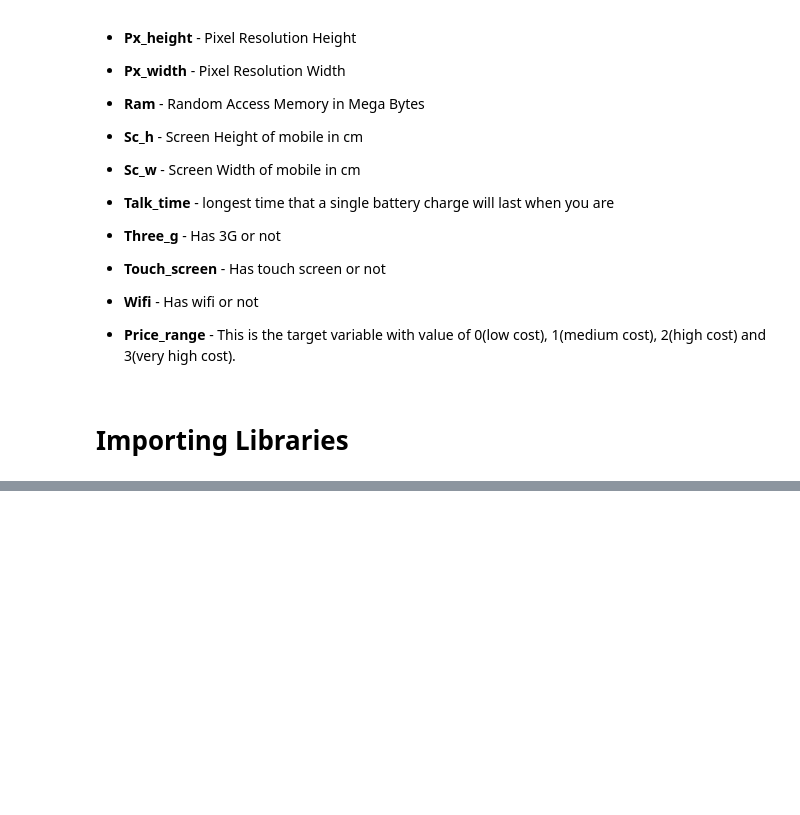
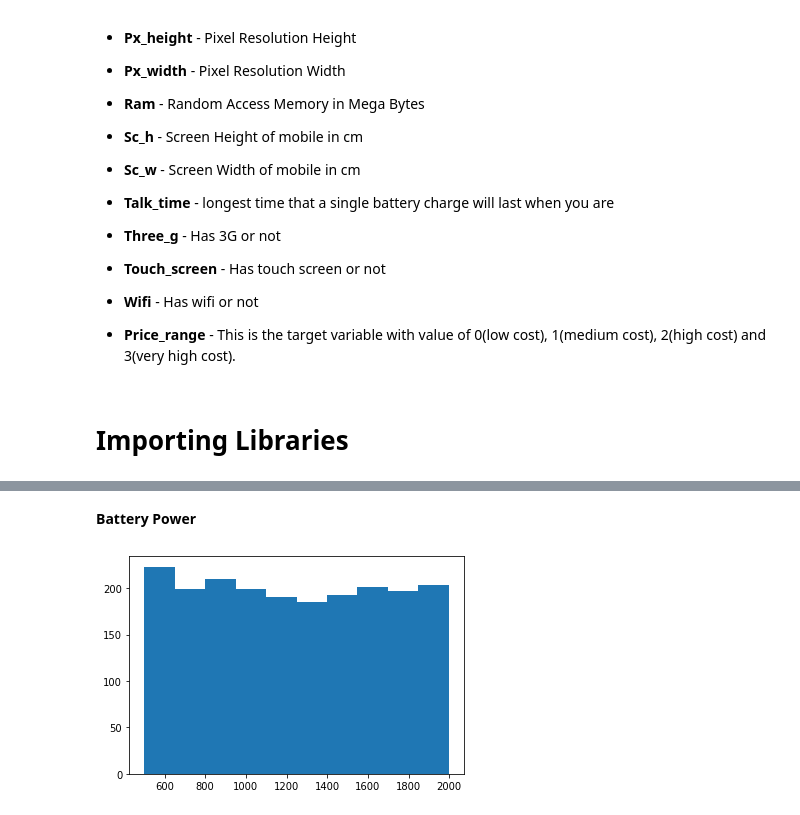
Before and after one commit to tpattanaik/Mobile-Price-Range-Prediction, a Jupyter notebook: Mobile_Price_Range_Prediction.ipynb, the cells around one changed output, grey strips where cells are left out. Cells and saved outputs as stored; diff of their text form; code cells hidden in the pictures; blank space fills up the shorter version.

```diff
--- a/Mobile_Price_Range_Prediction.ipynb
+++ b/Mobile_Price_Range_Prediction.ipynb
@@ -69,0 +216,7 @@ import seaborn as sns
+# %% [markdown]
+**Battery Power**
+# %%
+plt.hist(data['battery_power'])
+plt.show()
+# %% [output]
+[figure, added]
```
Also changed, not shown: parts of 71 cells of this notebook.
